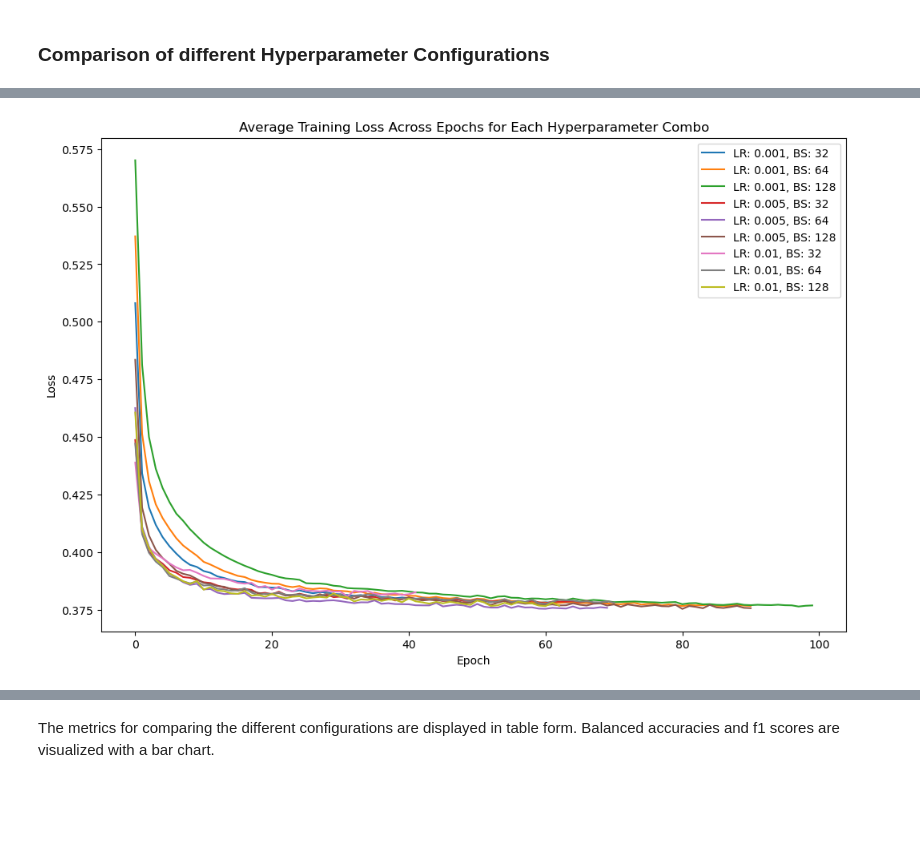
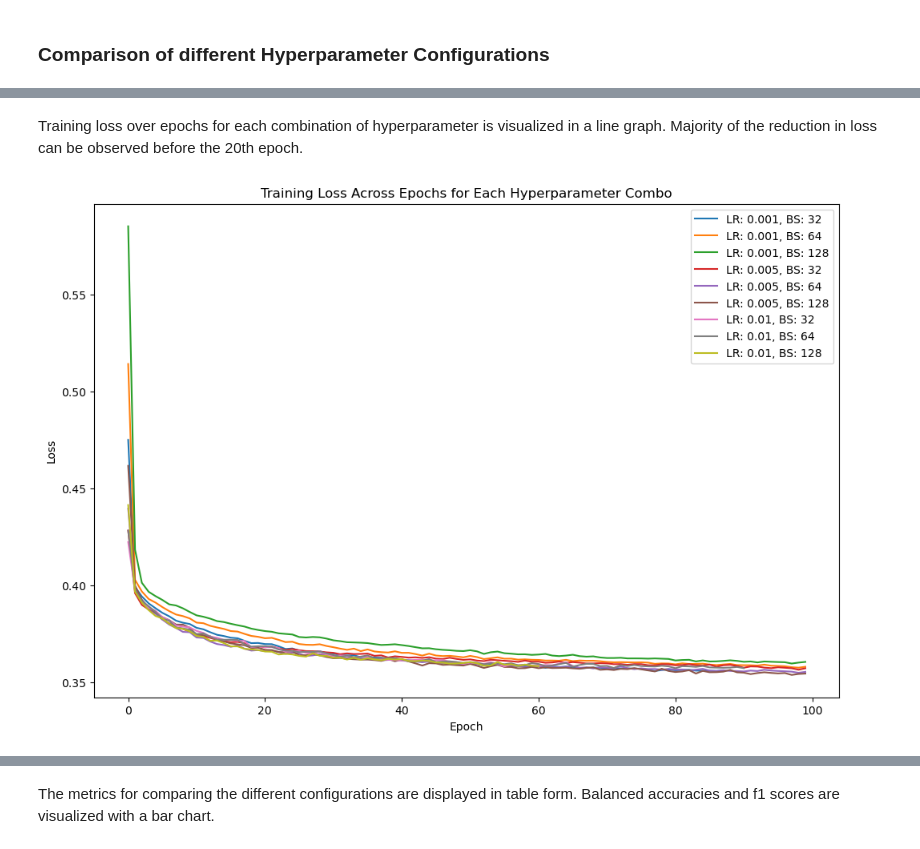
Before and after one commit to NebulaRojo9/STINTSY-MCO, a Jupyter notebook: Multi-Layer Perceptron.ipynb, the cells around one changed output, grey strips where cells are left out. Drawn from its saved outputs; the diff is of its cells as text; code cells hidden in the pictures; blank space fills up the shorter version.

```diff
--- a/Multi-Layer Perceptron.ipynb
+++ b/Multi-Layer Perceptron.ipynb
@@ -631,7 +679,7 @@ seeds = [0]  # using only one seed to save time.
 
 # Only use one architecture
 configs = [
-    (4,2)
+    (8,4)
 ]
 
 # list to store loss after each training epoch
@@ -755,27 +803,29 @@ Epoch: 63       Loss: 0.376741
+# %% [markdown]
+Training loss over epochs for each combination of hyperparameter is visualized in a line graph. Majority of the reduction in loss can be observed before the 20th epoch.
 # %%
 # graph loss history for each learning rate and batch size combination
 import matplotlib.pyplot as plt
 plt.figure(figsize=(12, 8))
 for lr in learning_rates:
     for bs in batch_sizes:
         # filter loss history for this learning rate and batch size
-        config_history = [h for h in loss_history if h["architecture"] == (4, 2) and h["seed"] == 0 and h["learning_rate"] == lr and h["batch_size"] == bs]
+        config_history = [h for h in loss_history if h["learning_rate"] == lr and h["batch_size"] == bs]
 
         min_len = min(len(h["losses"]) for h in config_history)
 
         aligned_losses = [
             h["losses"][:min_len] for h in config_history
         ]
 
         # average losses across seeds
         avg_losses = np.mean(aligned_losses, axis=0)
 
         plt.plot(avg_losses, label=f"LR: {lr}, BS: {bs}")
 
-plt.title("Average Training Loss Across Epochs for Each Hyperparameter Combo")
+plt.title("Training Loss Across Epochs for Each Hyperparameter Combo")
 plt.xlabel("Epoch")
 plt.ylabel("Loss")
 plt.legend()
 plt.show()
 # %% [output]
-[figure, old version]
+[figure, new version]
```
Also changed, not shown: parts of 42 cells of this notebook, 3 other files.
